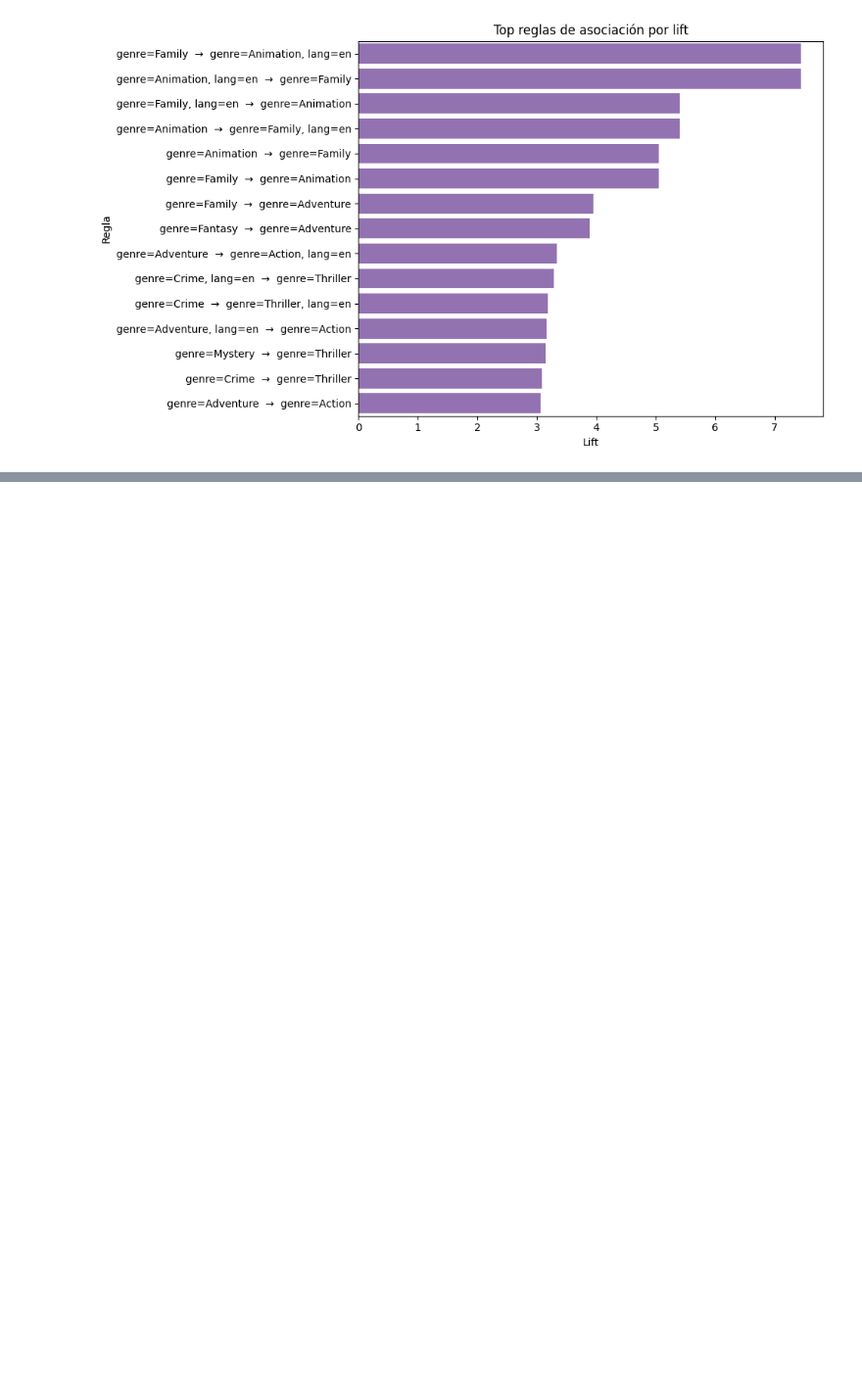
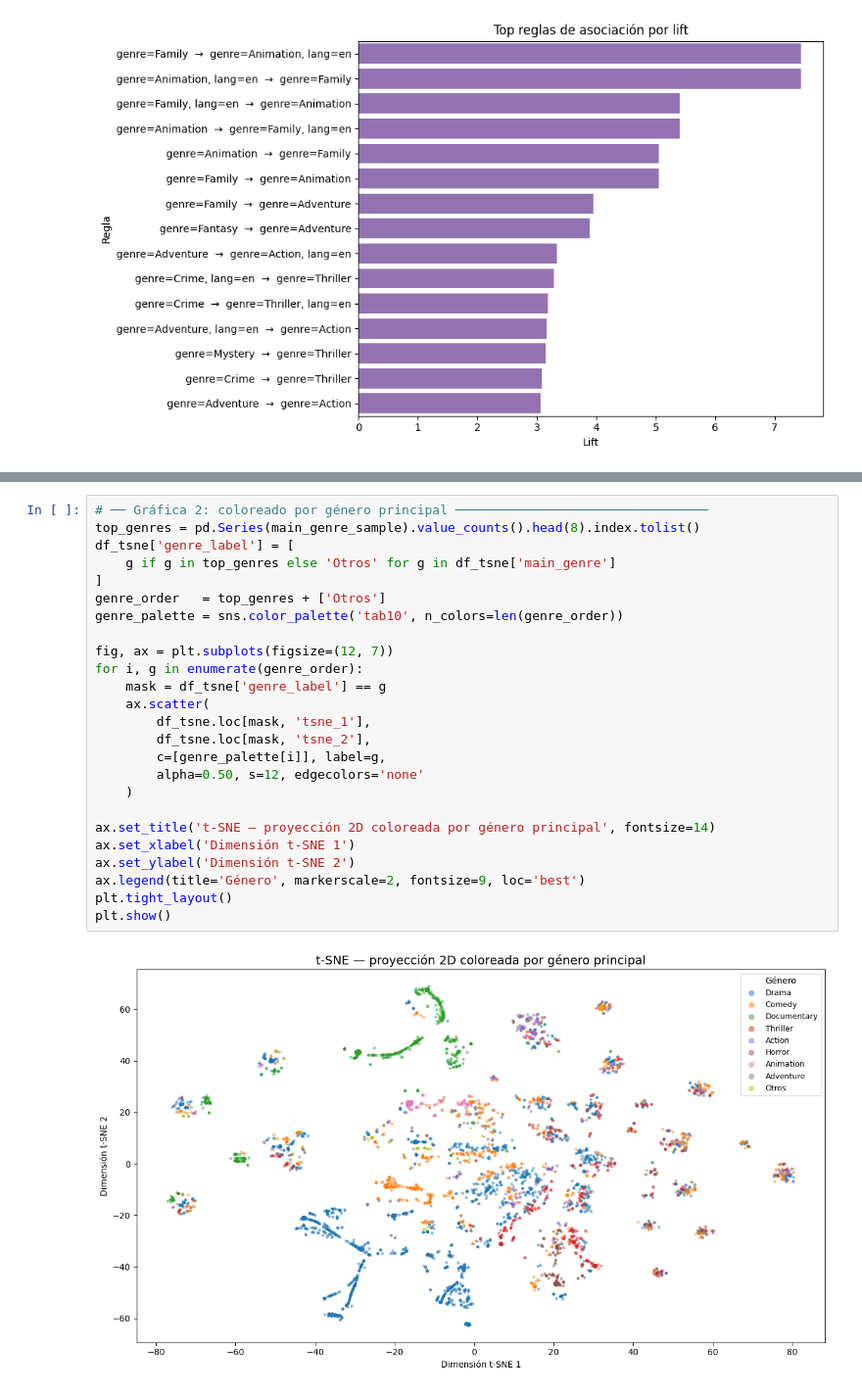
Before and after one commit to jcdiegolopez/MD-LAB02, a Jupyter notebook: main.ipynb, the cells around one changed output, grey strips where cells are left out. Shown at 98% size. Cells and saved outputs as stored; diff of their text form; blank space fills up the shorter version.

```diff
--- a/main.ipynb
+++ b/main.ipynb
@@ -791,0 +932,27 @@ else:
+# %%
+# ── Gráfica 2: coloreado por género principal ─────────────────────────────────
+top_genres = pd.Series(main_genre_sample).value_counts().head(8).index.tolist()
+df_tsne['genre_label'] = [
+    g if g in top_genres else 'Otros' for g in df_tsne['main_genre']
+]
+genre_order   = top_genres + ['Otros']
+genre_palette = sns.color_palette('tab10', n_colors=len(genre_order))
+
+fig, ax = plt.subplots(figsize=(12, 7))
+for i, g in enumerate(genre_order):
+    mask = df_tsne['genre_label'] == g
+    ax.scatter(
+        df_tsne.loc[mask, 'tsne_1'],
+        df_tsne.loc[mask, 'tsne_2'],
+        c=[genre_palette[i]], label=g,
+        alpha=0.50, s=12, edgecolors='none'
+    )
+
+ax.set_title('t-SNE — proyección 2D coloreada por género principal', fontsize=14)
+ax.set_xlabel('Dimensión t-SNE 1')
+ax.set_ylabel('Dimensión t-SNE 2')
+ax.legend(title='Género', markerscale=2, fontsize=9, loc='best')
+plt.tight_layout()
+plt.show()
+# %% [output]
+[figure, added]
```
Also changed, not shown: parts of 8 cells of this notebook.
